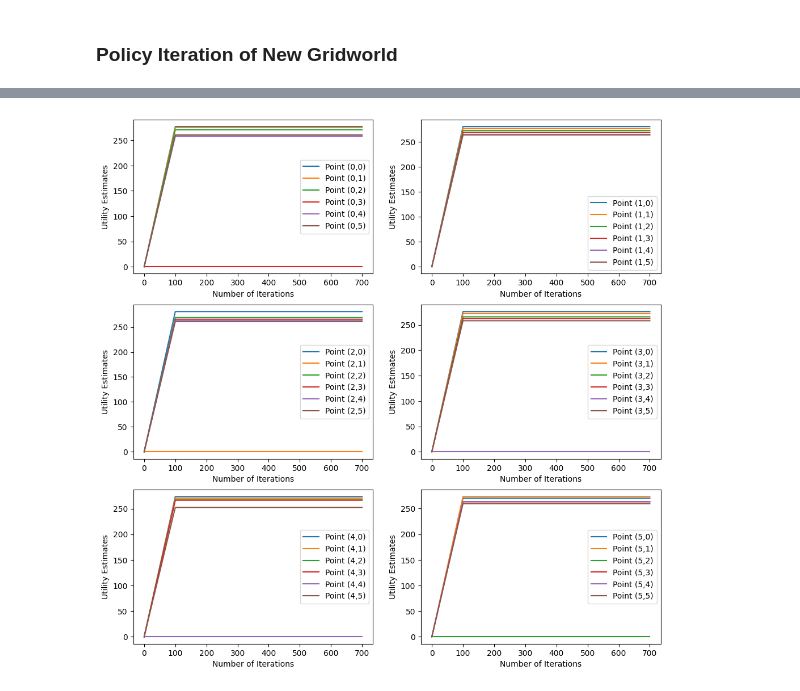
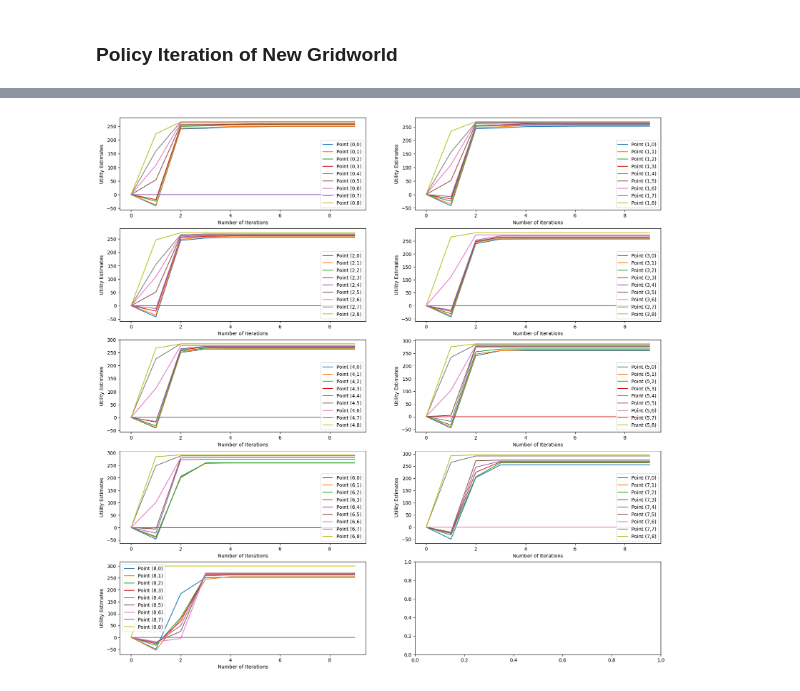
Before and after one commit to laminatorsix/SC4003_IntelligentAgents, a Jupyter notebook: SC4003_Assignment1.ipynb, the cells around one changed output, grey strips where cells are left out. Saved outputs shown, nothing was run; the diff lists cells and outputs as text; code cells hidden in the pictures.

```diff
--- a/SC4003_Assignment1.ipynb
+++ b/SC4003_Assignment1.ipynb
@@ -179,11 +183,11 @@ def value_iteration(grid: Grid, iterations: int = MAX_ITERATIONS, complete_iter:
     policy_map = [r[:] for r in grid.get_policies()]
     iter = 0
     # Max diff
-    theta = float("inf")
+    max_diff = float("inf")
     # Continue iteration until maximum difference between iterations less than threshold difference
 
     for _ in range(iterations):
-        theta = -float("inf")
+        max_diff = -float("inf")
         for r in range(ROWS):
             for c in range(COLS):
                 if grid.get_state(r, c) == CellType.WALL:
@@ -212,7 +216,7 @@ def value_iteration(grid: Grid, iterations: int = MAX_ITERATIONS, complete_iter:
                 v_curr = grid.get_utility(r, c)
 
                 # Get max diff
-                theta = max(theta, (abs(v_curr - v_max)))
+                max_diff = max(max_diff, (abs(v_curr - v_max)))
                 utility_map[r][c] = v_max
                 policy_map[r][c] = a_max.name
         iter += 1
@@ -220,7 +224,7 @@ def value_iteration(grid: Grid, iterations: int = MAX_ITERATIONS, complete_iter:
         grid.update_utilities(utility_map)
 
         # Break when convergence if iterations not completed
-        if not complete_iter and theta < THRESHOLD_THETA:
+        if not complete_iter and max_diff < THRESHOLD_THETA:
             break
 
     return policy_map, utility_map
@@ -559,0 +563,13 @@ plt.show()
+# %%
+figure, axis = plt.subplots(5, 2)
+figure.set_figheight(20)
+figure.set_figwidth(20)
+
+for r in range(ROWS):
+    for c in range(COLS):
+        axis[r // 2, r % 2].plot(iteration_values_np, np.array(utility_estimates[r][c]), label="Point (" + str(r) + "," + str(c) + ")")
+        axis[r // 2, r % 2].legend()
+        axis[r // 2, r % 2].set_xlabel("Number of Iterations")
+        axis[r // 2, r % 2].set_ylabel("Utility Estimates")
+
+plt.show()
@@ -586,0 +609,2 @@ print_2d_arr(utility_map)
+# %%
+utility_estimates, iteration_values_np, average_utility_estimates_np = get_policy_iteration_data(grid)
@@ -587,30 +620,15 @@ print_2d_arr(utility_map)
 # %%
-# In intervals of 100, perform value iteration and get utility estimate for each state
-utility_estimates = [[[] for j in range(COLS)] for i in range(ROWS)]
-iteration_values = []
+figure, axis = plt.subplots(5, 2)
+figure.set_figheight(20)
+figure.set_figwidth(20)
 
-# Add to graph
-for i in range(0, MAX_ITERATIONS, SAMPLING_INTERVAL):
-    _, utility_map = policy_iteration(grid, i, True)
-    for r in range(ROWS):
-        for c in range(COLS):
-            utility_estimates[r][c].append(utility_map[r][c])
-    iteration_values.append(i)
-
-# For each cell in the grid, plot its utility estimate at each interval
-figure, axis = plt.subplots(3, 2)
-figure.set_figheight(12)
-figure.set_figwidth(12)
-
-iteration_values_np = np.array(iteration_values)
 for r in range(ROWS):
     for c in range(COLS):
-        # Plot all cols in this row
         axis[r // 2, r % 2].plot(iteration_values_np, np.array(utility_estimates[r][c]), label="Point (" + str(r) + "," + str(c) + ")")
         axis[r // 2, r % 2].legend()
         axis[r // 2, r % 2].set_xlabel("Number of Iterations")
         axis[r // 2, r % 2].set_ylabel("Utility Estimates")
 
 plt.show()
 # %% [output]
-[figure, old version]
+[figure, new version]
```
Also changed, not shown: parts of 30 cells of this notebook, 7 other files.
